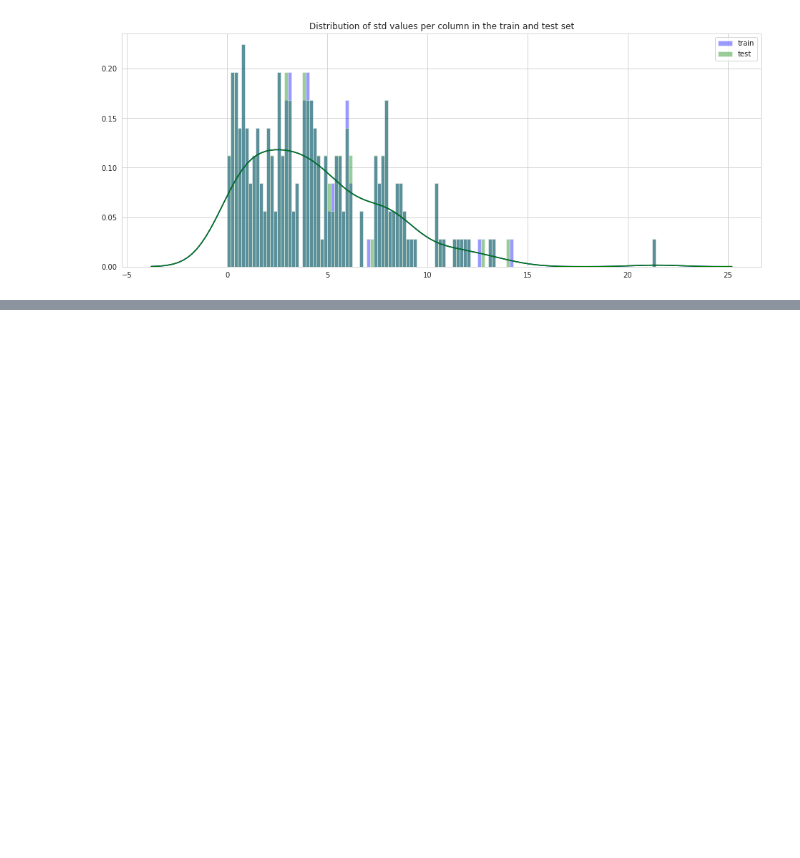
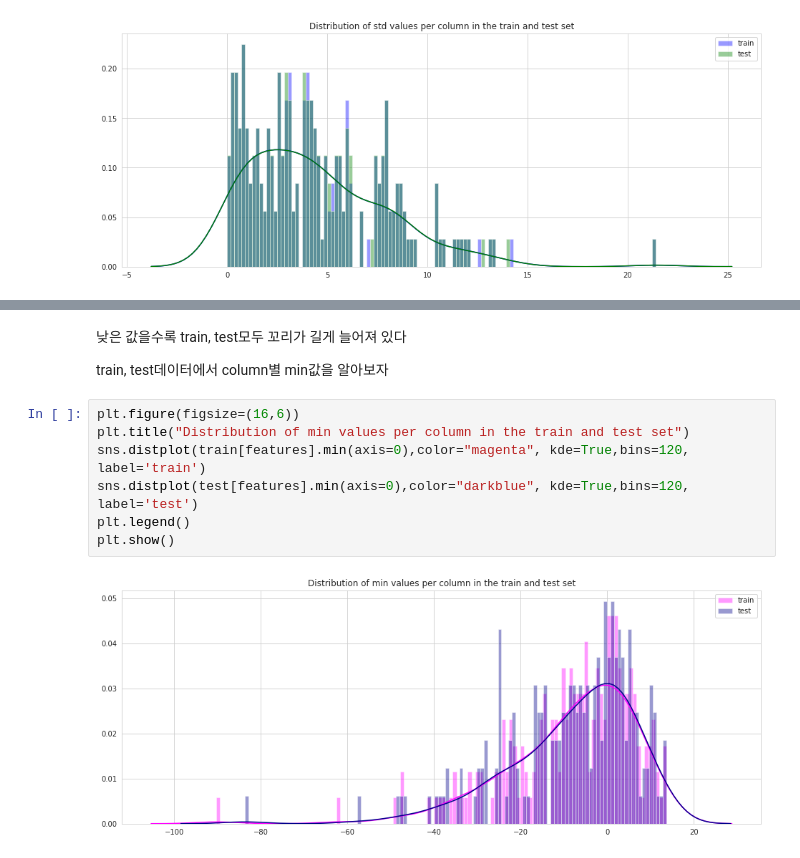
Before and after one commit to miniii222/-_-, a Jupyter notebook: kernel_study/Santander_Transaction_Prediction_1.ipynb, the cells around one changed output, grey strips where cells are left out. Cells and saved outputs as stored; diff of their text form; blank space fills up the shorter version.

```diff
--- a/kernel_study/Santander_Transaction_Prediction_1.ipynb
+++ b/kernel_study/Santander_Transaction_Prediction_1.ipynb
@@ -300,0 +338,13 @@ plt.legend(); plt.show()
+# %% [markdown]
+낮은 값을수록 train, test모두 꼬리가 길게 늘어져 있다
+
+train, test데이터에서 column별 min값을 알아보자
+# %%
+plt.figure(figsize=(16,6))
+plt.title("Distribution of min values per column in the train and test set")
+sns.distplot(train[features].min(axis=0),color="magenta", kde=True,bins=120, label='train')
+sns.distplot(test[features].min(axis=0),color="darkblue", kde=True,bins=120, label='test')
+plt.legend()
+plt.show()
+# %% [output]
+[figure, added]
```
Also changed, not shown: parts of 63 cells of this notebook.
